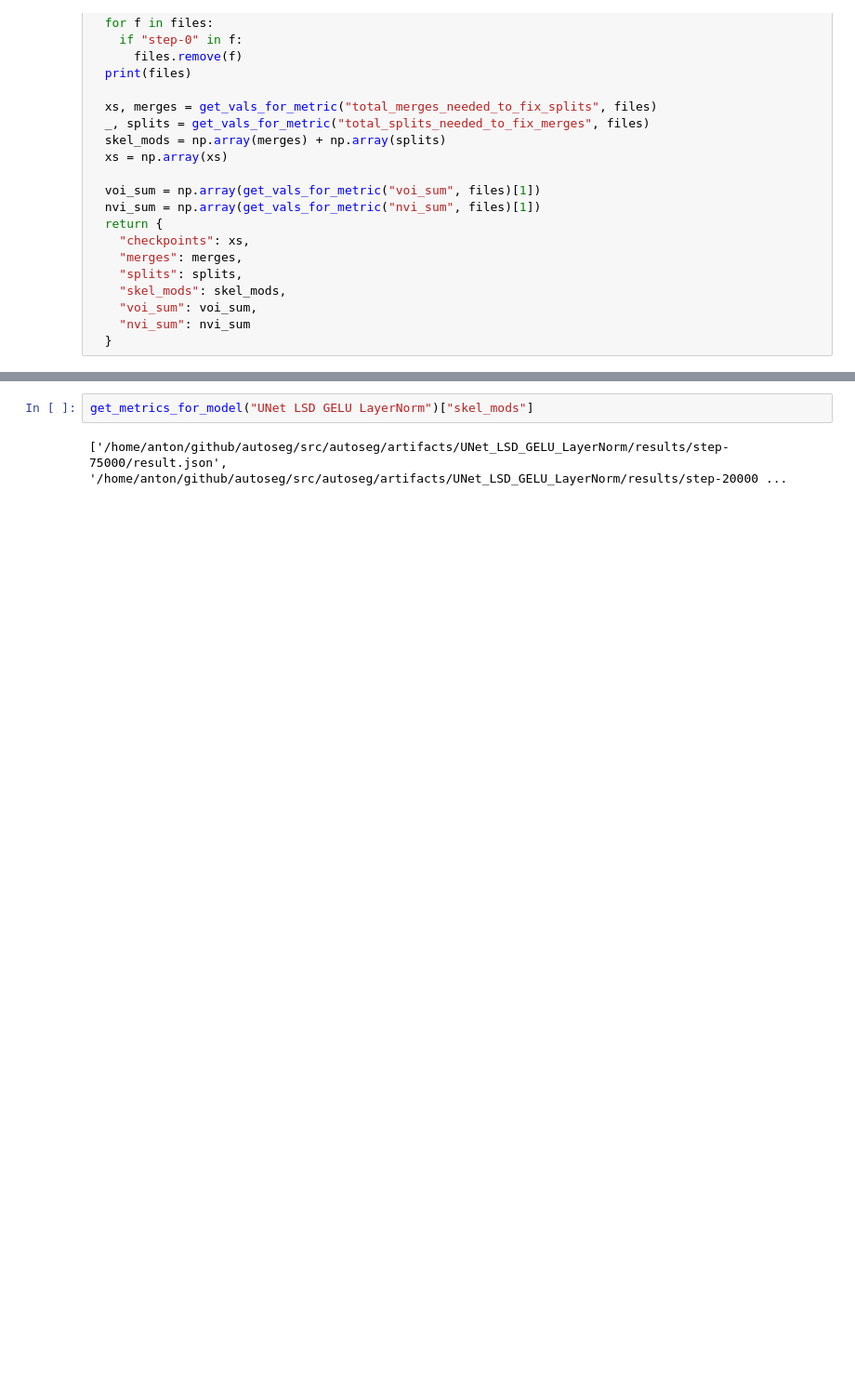
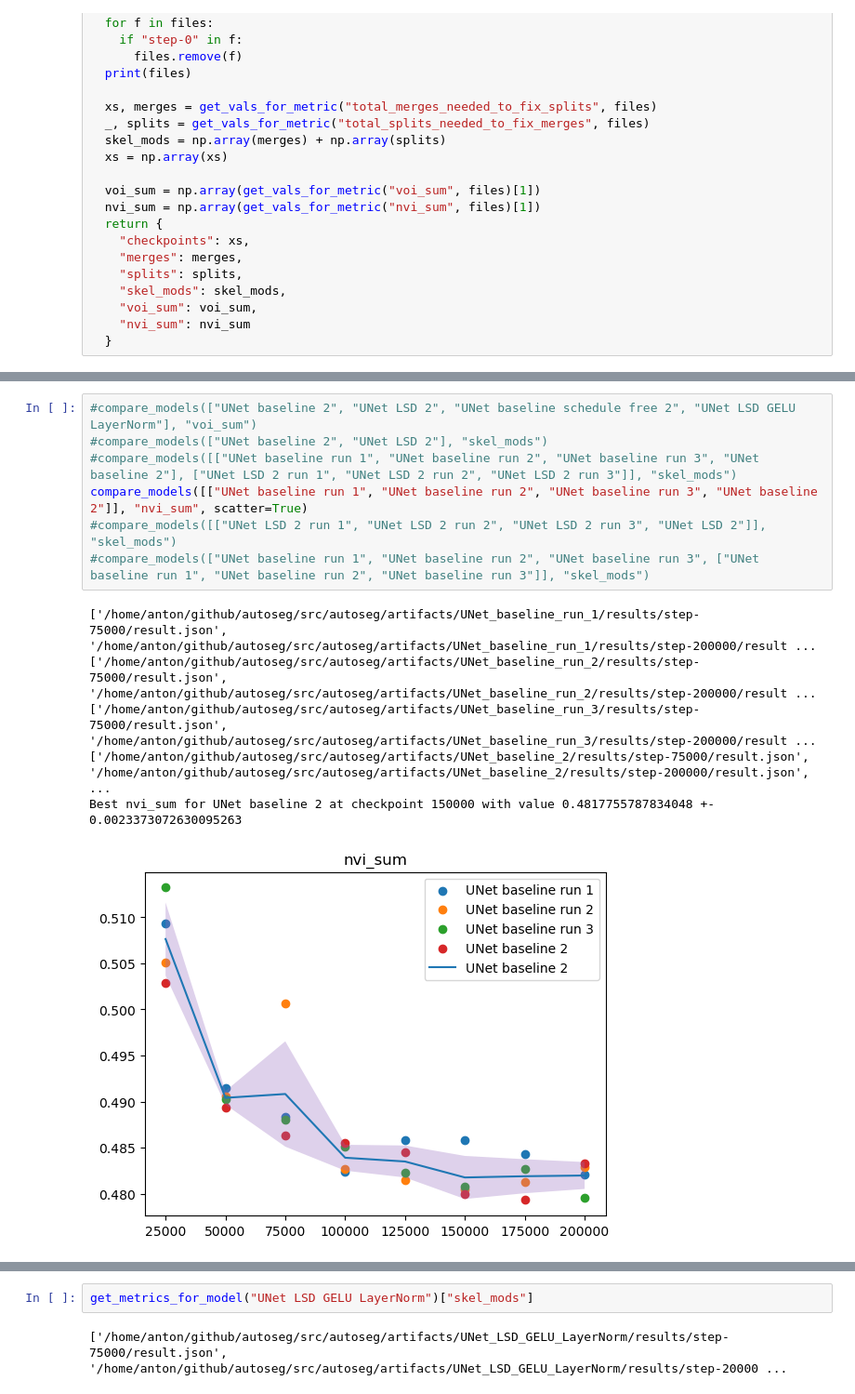
Before and after one commit to anforsm/autoseg, a Jupyter notebook: src/autoseg/results.ipynb, the cells around one changed output, grey strips where cells are left out. Shown: that part at 93% size. Saved outputs shown, nothing was run; the diff lists cells and outputs as text; blank space fills up the shorter version.

Commit message:
results and more run configs

```diff
--- a/src/autoseg/results.ipynb
+++ b/src/autoseg/results.ipynb
@@ -72,0 +102,14 @@ def compare_models(models, metric):
+# %%
+#compare_models(["UNet baseline 2", "UNet LSD 2", "UNet baseline schedule free 2", "UNet LSD GELU LayerNorm"], "voi_sum")
+#compare_models(["UNet baseline 2", "UNet LSD 2"], "skel_mods")
+#compare_models([["UNet baseline run 1", "UNet baseline run 2", "UNet baseline run 3", "UNet baseline 2"], ["UNet LSD 2 run 1", "UNet LSD 2 run 2", "UNet LSD 2 run 3"]], "skel_mods")
+compare_models([["UNet baseline run 1", "UNet baseline run 2", "UNet baseline run 3", "UNet baseline 2"]], "nvi_sum", scatter=True)
+#compare_models([["UNet LSD 2 run 1", "UNet LSD 2 run 2", "UNet LSD 2 run 3", "UNet LSD 2"]], "skel_mods")
+#compare_models(["UNet baseline run 1", "UNet baseline run 2", "UNet baseline run 3", ["UNet baseline run 1", "UNet baseline run 2", "UNet baseline run 3"]], "skel_mods")
+# %% [output]
+['/home/anton/github/autoseg/src/autoseg/artifacts/UNet_baseline_run_1/results/step-75000/result.json', '/home/anton/github/autoseg/src/autoseg/artifacts/UNet_baseline_run_1/results/step-200000/result ...
+['/home/anton/github/autoseg/src/autoseg/artifacts/UNet_baseline_run_2/results/step-75000/result.json', '/home/anton/github/autoseg/src/autoseg/artifacts/UNet_baseline_run_2/results/step-200000/result ...
+['/home/anton/github/autoseg/src/autoseg/artifacts/UNet_baseline_run_3/results/step-75000/result.json', '/home/anton/github/autoseg/src/autoseg/artifacts/UNet_baseline_run_3/results/step-200000/result ...
+['/home/anton/github/autoseg/src/autoseg/artifacts/UNet_baseline_2/results/step-75000/result.json', '/home/anton/github/autoseg/src/autoseg/artifacts/UNet_baseline_2/results/step-200000/result.json',  ...
+Best nvi_sum for UNet baseline 2 at checkpoint 150000 with value 0.4817755787834048 +- 0.0023373072630095263
+[figure, added]
```
Also changed, not shown: parts of 4 cells of this notebook, 5 other files.
